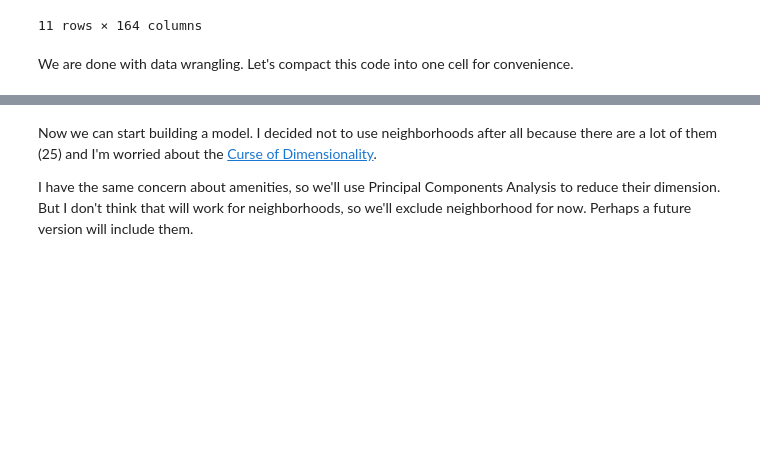
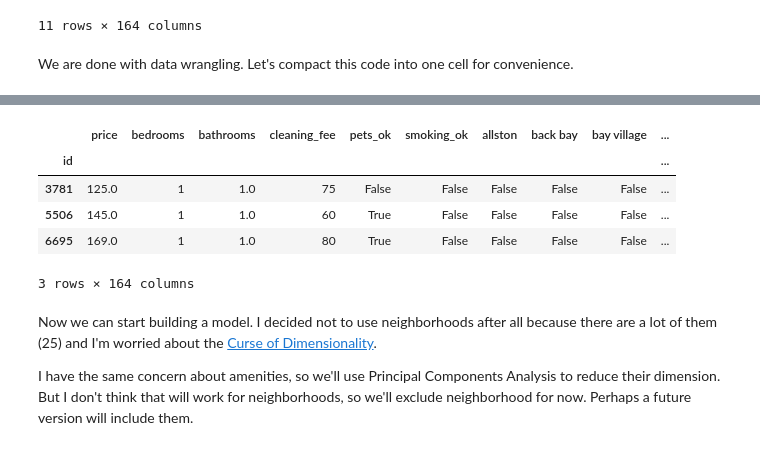
Before and after one commit to drscook/m5364_23sp_data_science1, a Jupyter notebook: CEE_workshop.ipynb, the cells around one changed output, grey strips where cells are left out. Drawn from its saved outputs; the diff is of its cells as text; code cells hidden in the pictures; blank space fills up the shorter version.

```diff
--- a/CEE_workshop.ipynb
+++ b/CEE_workshop.ipynb
@@ -120,0 +106,4 @@ df['smoking_ok'] = ~df['house_rules'].str.contains('smok')
+# %%
+for x in df['house_rules'][100:104]:
+    print(x)
+    print()
@@ -289,4 +300,5 @@ neighorhoods_features = N.columns.str[23:]
 N.columns = neighorhoods_features
 
 X = F.join(N).join(A).drop(columns=['amenities_dict', 'neighbourhood_cleansed'])
+disp(X)
 # %% [output]
@@ -294,3 +306,9 @@ X = F.join(N).join(A).drop(columns=['amenities_dict', 'neighbourhood_cleansed'])
+|  | price | bedrooms | bathrooms | cleaning_fee | pets_ok | smoking_ok | allston | back bay | bay village | ... |
+| id |  |  |  |  |  |  |  |  |  | ... |
+| 3781 | 125.0 | 1 | 1.0 | 75 | False | False | False | False | False | ... |
+| 5506 | 145.0 | 1 | 1.0 | 60 | True | False | False | False | False | ... |
+| 6695 | 169.0 | 1 | 1.0 | 80 | True | False | False | False | False | ... |
+3 rows × 164 columns
 # %% [markdown]
 Now we can start building a model. I decided not to use neighborhoods after all because there are a lot of them (25) and I'm worried about the [Curse of Dimensionality](https://en.wikipedia.org/wiki/Curse_of_dimensionality).
 
```
Also changed, not shown: parts of 16 cells of this notebook.
